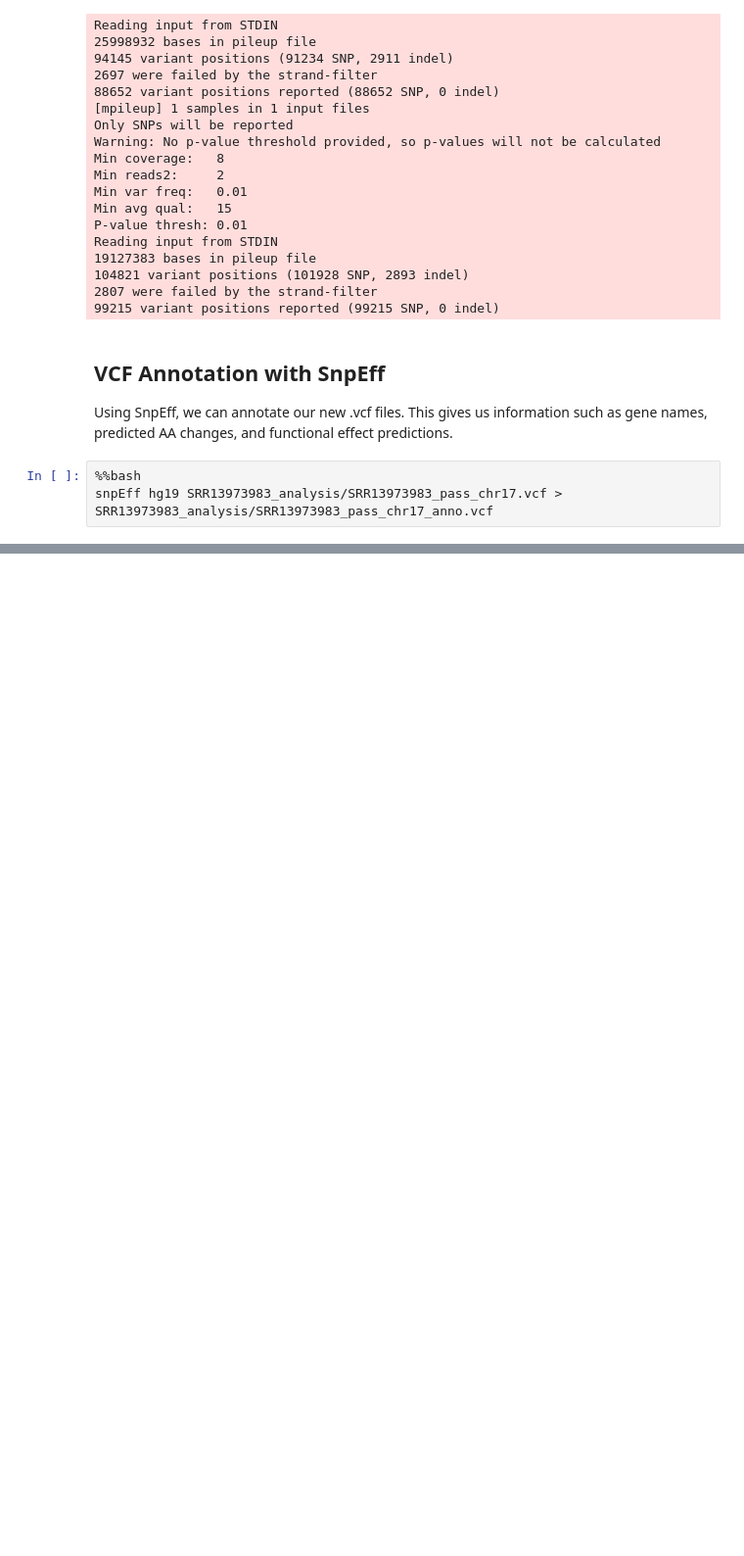
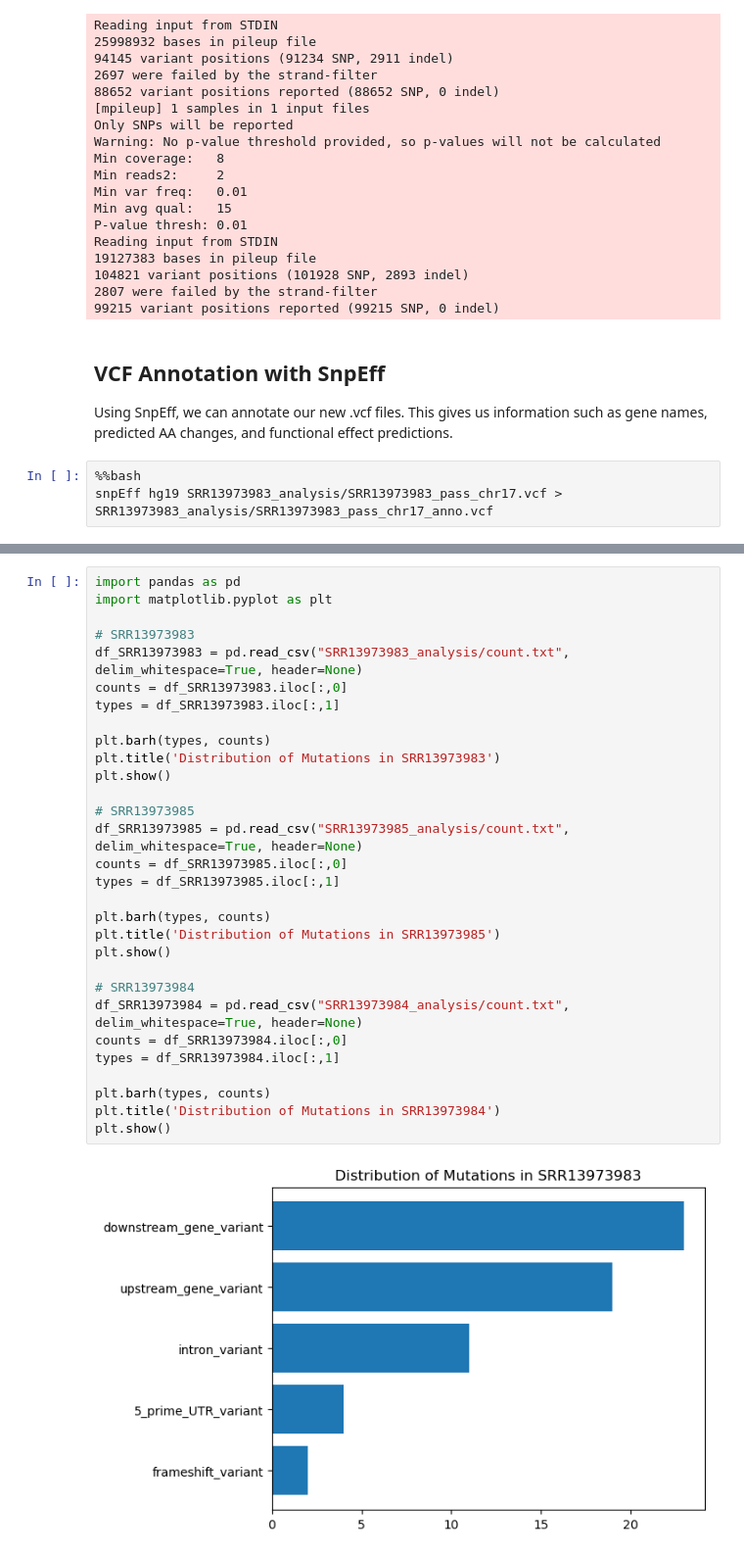
Before and after one commit to pskimball1/GT_exercise, a Jupyter notebook: variant_analysis.ipynb, the cells around one changed output, grey strips where cells are left out. Shown: that part at 98% size. Drawn from its saved outputs; the diff is of its cells as text; blank space fills up the shorter version.

```diff
--- a/variant_analysis.ipynb
+++ b/variant_analysis.ipynb
@@ -100,0 +136,32 @@ SnpSift annotate clinvar.vcf.gz SRR13973983_analysis/SRR13973983_pass_chr17_anno
+# %%
+import pandas as pd
+import matplotlib.pyplot as plt
+
+# SRR13973983
+df_SRR13973983 = pd.read_csv("SRR13973983_analysis/count.txt", delim_whitespace=True, header=None)
+counts = df_SRR13973983.iloc[:,0]
+types = df_SRR13973983.iloc[:,1]
+
+plt.barh(types, counts)
+plt.title('Distribution of Mutations in SRR13973983')
+plt.show()
+
+# SRR13973985
+df_SRR13973985 = pd.read_csv("SRR13973985_analysis/count.txt", delim_whitespace=True, header=None)
+counts = df_SRR13973985.iloc[:,0]
+types = df_SRR13973985.iloc[:,1]
+
+plt.barh(types, counts)
+plt.title('Distribution of Mutations in SRR13973985')
+plt.show()
+
+# SRR13973984
+df_SRR13973984 = pd.read_csv("SRR13973984_analysis/count.txt", delim_whitespace=True, header=None)
+counts = df_SRR13973984.iloc[:,0]
+types = df_SRR13973984.iloc[:,1]
+
+plt.barh(types, counts)
+plt.title('Distribution of Mutations in SRR13973984')
+plt.show()
+# %% [output]
+[figure, added]
```
Also changed, not shown: parts of 10 cells of this notebook.
